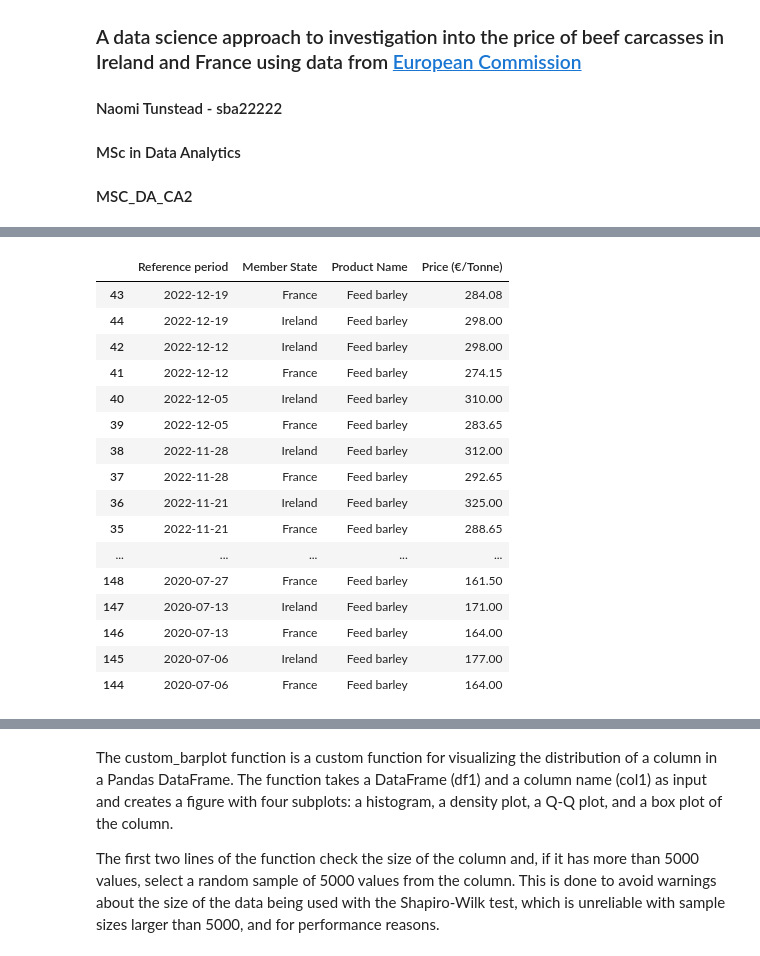
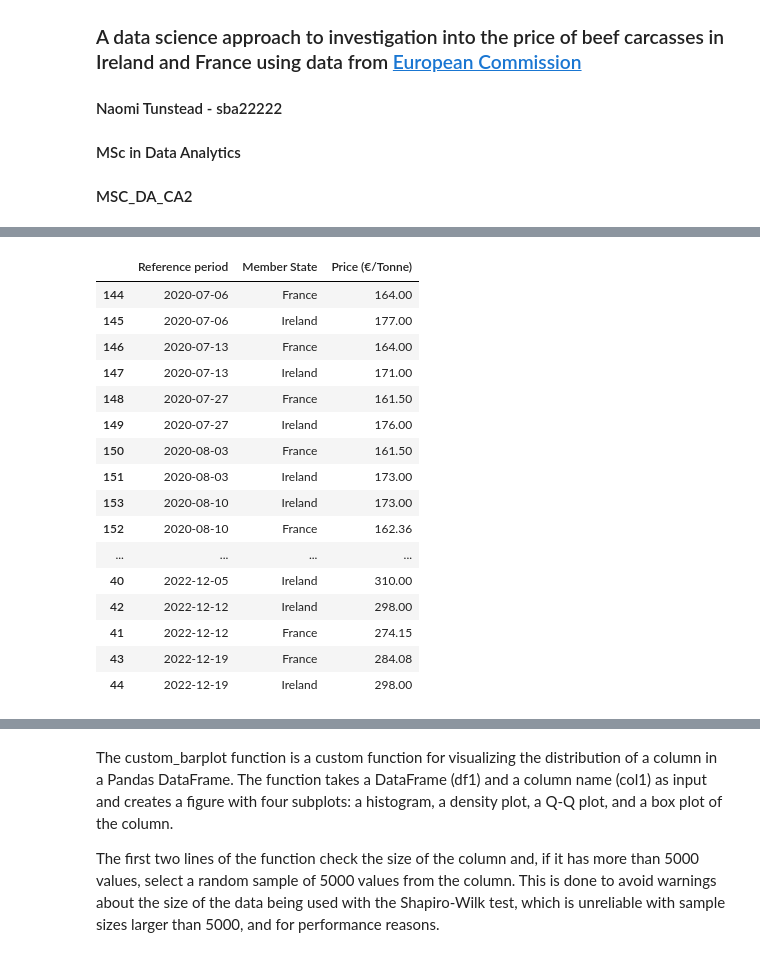
Before and after one commit to sba22222/CA2, a Jupyter notebook: CA2_TAKE2.ipynb, the cells around one changed output, grey strips where cells are left out. Saved outputs shown, nothing was run; the diff lists cells and outputs as text; code cells hidden in the pictures.

```diff
--- a/CA2_TAKE2.ipynb
+++ b/CA2_TAKE2.ipynb
@@ -28,6 +40,5 @@ pd.options.display.max_columns = 1000
 # %%
-# Read the xlsx file
-df = pd.read_excel('ireland_france_2_years_beef.xlsx')
+# Read the xlsx files
+df_cattle = pd.read_excel('ireland_france_2_years_beef.xlsx')
 
-# Print the data frame
-df
+df_feed = pd.read_excel('barley_prices.xlsx')
@@ -77,3 +137,6 @@ df_cereal
 # %%
-# Drop the unit column
-df_cereal = df_cereal.drop(columns=['Market Name', 'Stage Name', 'Marketing Year'])
+# Drop the 'Market Name', 'Stage Name' and 'Marketing Year' columns as they are not of interest
+df_feed = df_feed.drop(columns=['Market Name', 'Stage Name', 'Marketing Year', 'Product Name'])
+
+# Check result
+print(df_feed)
@@ -115,2 +190,6 @@ memory usage: 7.7+ KB
 # %%
-df_cereal["Reference period"] = df_cereal["Reference period"].apply(lambda x: x - timedelta(days=3))
+# Change all the Reference periods for df_feed to be 3 days previously to align them with the Reference period in df_cattle
+df_feed["Reference period"] = df_feed["Reference period"].apply(lambda x: x - timedelta(days=3))
+
+# Check result
+print(df_feed)
@@ -137,28 +214,30 @@ df_cereal
 # %%
 # Sort the DataFrame by the "Age" column in descending order
-df_cereal = df_cereal.sort_values(by='Reference period', ascending=False)
+df_feed = df_feed.sort_values(by='Reference period', ascending=True)
 # %%
+# Set the maximum number of rows and columns to be displayed to 1000 in order to show the whole DataFrame to check results
 pd.options.display.max_rows = 1000
 pd.options.display.max_columns = 1000
 
-df_cereal
+# Check results
+df_feed
 # %% [output]
-|  | Reference period | Member State | Product Name | Price (€/Tonne) |
-| 43 | 2022-12-19 | France | Feed barley | 284.08 |
-| 44 | 2022-12-19 | Ireland | Feed barley | 298.00 |
-| 42 | 2022-12-12 | Ireland | Feed barley | 298.00 |
-| 41 | 2022-12-12 | France | Feed barley | 274.15 |
-| 40 | 2022-12-05 | Ireland | Feed barley | 310.00 |
-| 39 | 2022-12-05 | France | Feed barley | 283.65 |
-| 38 | 2022-11-28 | Ireland | Feed barley | 312.00 |
-| 37 | 2022-11-28 | France | Feed barley | 292.65 |
-| 36 | 2022-11-21 | Ireland | Feed barley | 325.00 |
-| 35 | 2022-11-21 | France | Feed barley | 288.65 |
-| ... | ... | ... | ... | ... |
-| 148 | 2020-07-27 | France | Feed barley | 161.50 |
-| 147 | 2020-07-13 | Ireland | Feed barley | 171.00 |
-| 146 | 2020-07-13 | France | Feed barley | 164.00 |
-| 145 | 2020-07-06 | Ireland | Feed barley | 177.00 |
-| 144 | 2020-07-06 | France | Feed barley | 164.00 |
+|  | Reference period | Member State | Price (€/Tonne) |
+| 144 | 2020-07-06 | France | 164.00 |
+| 145 | 2020-07-06 | Ireland | 177.00 |
+| 146 | 2020-07-13 | France | 164.00 |
+| 147 | 2020-07-13 | Ireland | 171.00 |
+| 148 | 2020-07-27 | France | 161.50 |
+| 149 | 2020-07-27 | Ireland | 176.00 |
+| 150 | 2020-08-03 | France | 161.50 |
+| 151 | 2020-08-03 | Ireland | 173.00 |
+| 153 | 2020-08-10 | Ireland | 173.00 |
+| 152 | 2020-08-10 | France | 162.36 |
+| ... | ... | ... | ... |
+| 40 | 2022-12-05 | Ireland | 310.00 |
+| 42 | 2022-12-12 | Ireland | 298.00 |
+| 41 | 2022-12-12 | France | 274.15 |
+| 43 | 2022-12-19 | France | 284.08 |
+| 44 | 2022-12-19 | Ireland | 298.00 |
 # %%
 # Perform a left join on the two DataFrames
```
Also changed, not shown: parts of 70 cells of this notebook.
